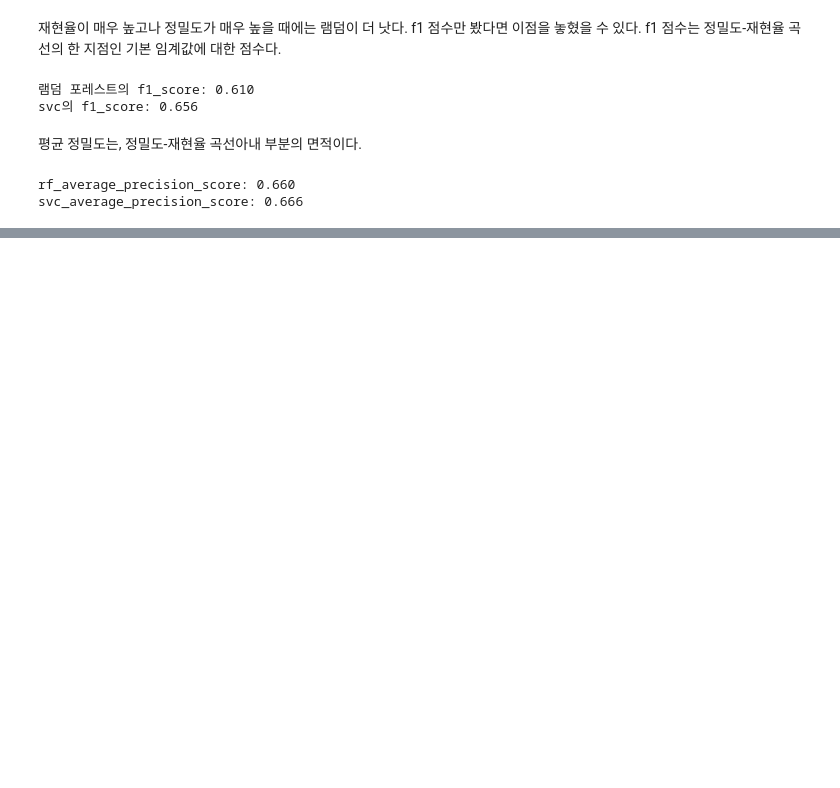
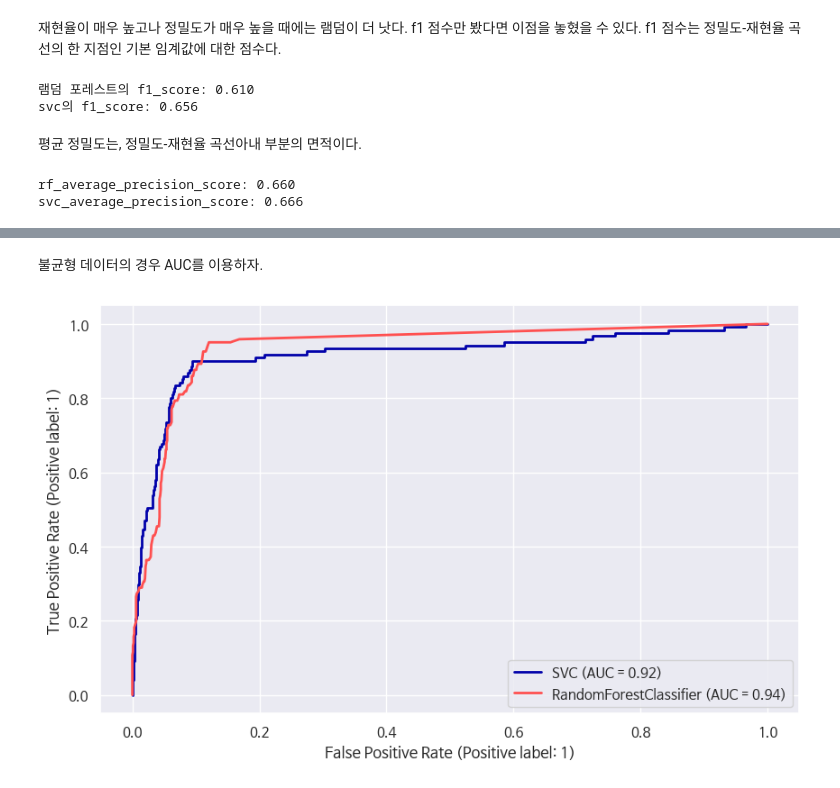
Before and after one commit to 201ssc/python_test1, a Jupyter notebook: 5_3평가지표와_측정.ipynb, the cells around one changed output, grey strips where cells are left out. Saved outputs shown, nothing was run; the diff lists cells and outputs as text; code cells hidden in the pictures; blank space fills up the shorter version.

```diff
--- a/5_3평가지표와_측정.ipynb
+++ b/5_3평가지표와_측정.ipynb
@@ -371,0 +424,15 @@ f1 점수는 차이가 나지만 f1 면적에서 차이가 미미한 것으로
+# %% [markdown]
+불균형 데이터의 경우 AUC를 이용하자.
+# %%
+# 대채됨
+# plot_roc_curve > RocCurveDisplay
+from sklearn.metrics import RocCurveDisplay
+
+fig, ax = plt.subplots()
+# SVC 곡선 그리기
+RocCurveDisplay.from_estimator(svc, X_test, y_test, ax=ax)
+# RF
+RocCurveDisplay.from_estimator(rf, X_test, y_test, ax=ax)
+plt.show()
+# %% [output]
+[figure, added]
```
Also changed, not shown: parts of 18 cells of this notebook.
